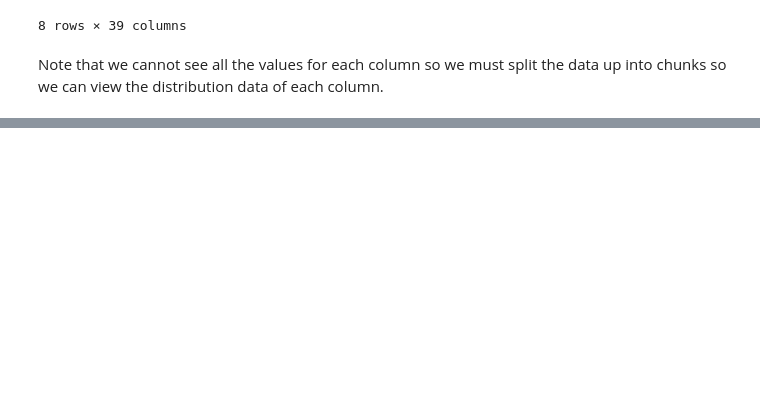
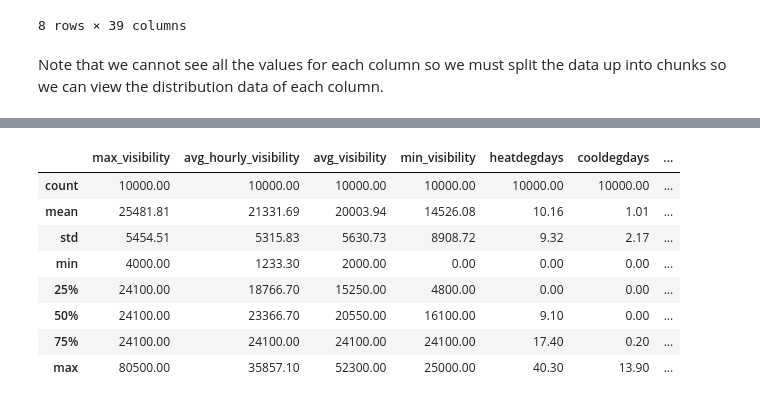
Before and after one commit to sampso29/Toronto-Rain-Prediction-, a Jupyter notebook: Toronto Rain Prediction.ipynb, the cells around one changed output, grey strips where cells are left out. Saved outputs shown, nothing was run; the diff lists cells and outputs as text; code cells hidden in the pictures; blank space fills up the shorter version.

```diff
--- a/Toronto Rain Prediction.ipynb
+++ b/Toronto Rain Prediction.ipynb
@@ -236,0 +279,14 @@ Note that we cannot see all the values for each column so we must split the data
+# %%
+#analyzing visibility and heat degree days
+cols = data_reduced.columns[27:36]
+data_reduced[cols].describe()
+# %% [output]
+|  | max_visibility | avg_hourly_visibility | avg_visibility | min_visibility | heatdegdays | cooldegdays | ... |
+| count | 10000.00 | 10000.00 | 10000.00 | 10000.00 | 10000.00 | 10000.00 | ... |
+| mean | 25481.81 | 21331.69 | 20003.94 | 14526.08 | 10.16 | 1.01 | ... |
+| std | 5454.51 | 5315.83 | 5630.73 | 8908.72 | 9.32 | 2.17 | ... |
+| min | 4000.00 | 1233.30 | 2000.00 | 0.00 | 0.00 | 0.00 | ... |
+| 25% | 24100.00 | 18766.70 | 15250.00 | 4800.00 | 0.00 | 0.00 | ... |
+| 50% | 24100.00 | 23366.70 | 20550.00 | 16100.00 | 9.10 | 0.00 | ... |
+| 75% | 24100.00 | 24100.00 | 24100.00 | 24100.00 | 17.40 | 0.20 | ... |
+| max | 80500.00 | 35857.10 | 52300.00 | 25000.00 | 40.30 | 13.90 | ... |
```
Also changed, not shown: parts of 6 cells of this notebook.
